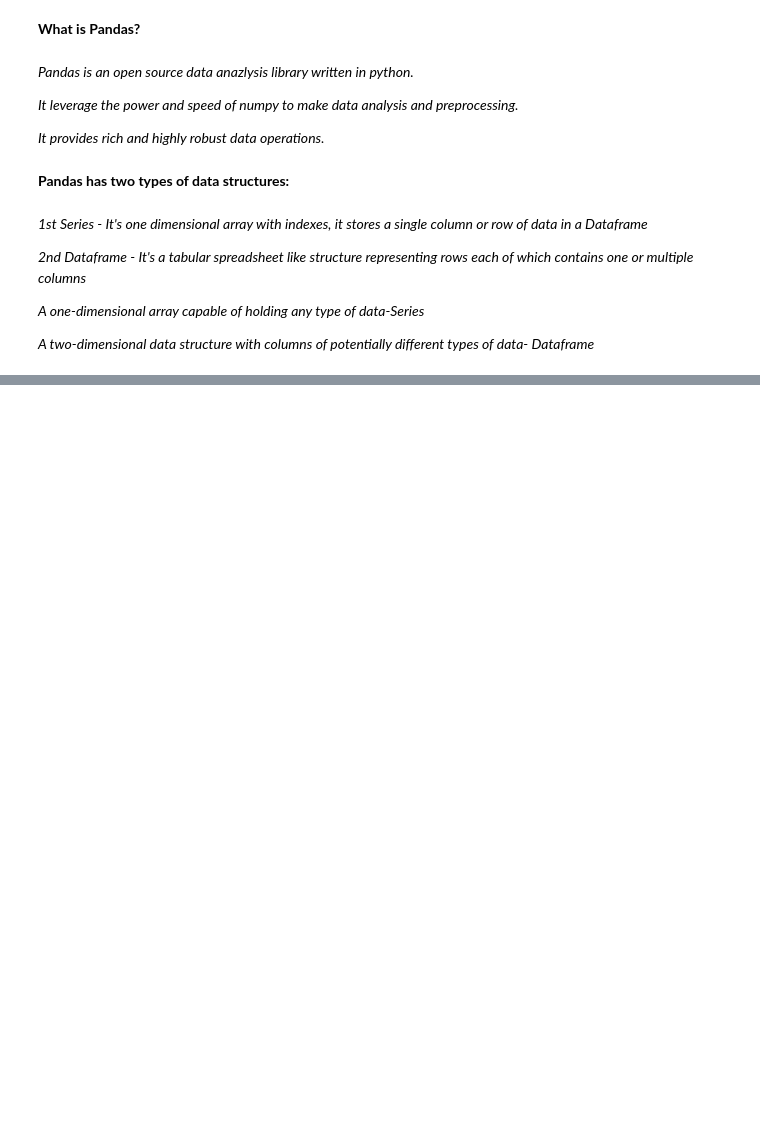
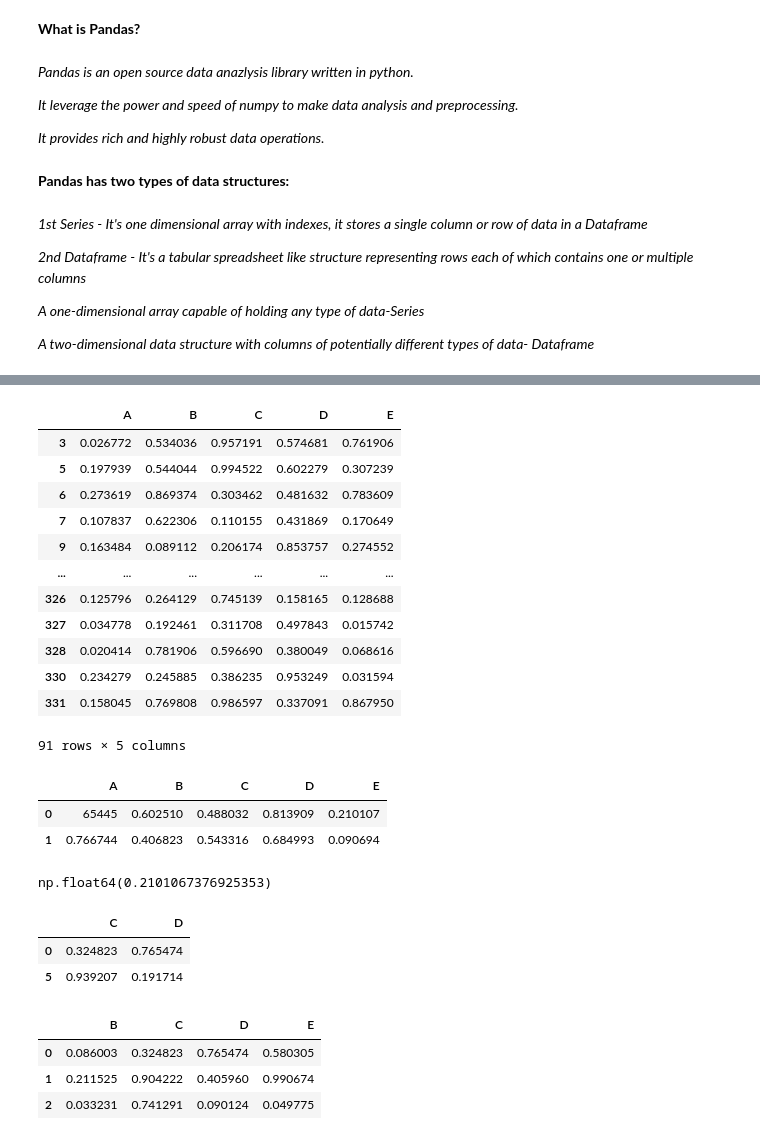
Before and after one commit to sara-javed/Pandas-tutorial, a Jupyter notebook: main.ipynb, the cells around one changed output, grey strips where cells are left out. Cells and saved outputs as stored; diff of their text form; code cells hidden in the pictures; blank space fills up the shorter version.

```diff
--- a/main.ipynb
+++ b/main.ipynb
@@ -76,0 +256,2 @@ sarah
+# %%
+newdf.loc[0,0] = 654  # loc is used to access a group of rows and columns by labels or a boolean array.
@@ -76,0 +264,2 @@ sarah
+# %%
+newdf.columns = list("ABCDE")
@@ -76,0 +272,2 @@ sarah
+# %%
+newdf.loc[0,'A'] = 65445
@@ -76,0 +283,2 @@ sarah
+# %%
+newdf = newdf.drop(0, axis=1)
@@ -76,0 +327,39 @@ sarah
+# %%
+newdf.loc[(newdf['A']<0.3) & (newdf['C']>0.1)]
+# %% [output]
+|  | A | B | C | D | E |
+| 3 | 0.026772 | 0.534036 | 0.957191 | 0.574681 | 0.761906 |
+| 5 | 0.197939 | 0.544044 | 0.994522 | 0.602279 | 0.307239 |
+| 6 | 0.273619 | 0.869374 | 0.303462 | 0.481632 | 0.783609 |
+| 7 | 0.107837 | 0.622306 | 0.110155 | 0.431869 | 0.170649 |
+| 9 | 0.163484 | 0.089112 | 0.206174 | 0.853757 | 0.274552 |
+| ... | ... | ... | ... | ... | ... |
+| 326 | 0.125796 | 0.264129 | 0.745139 | 0.158165 | 0.128688 |
+| 327 | 0.034778 | 0.192461 | 0.311708 | 0.497843 | 0.015742 |
+| 328 | 0.020414 | 0.781906 | 0.596690 | 0.380049 | 0.068616 |
+| 330 | 0.234279 | 0.245885 | 0.386235 | 0.953249 | 0.031594 |
+| 331 | 0.158045 | 0.769808 | 0.986597 | 0.337091 | 0.867950 |
+91 rows × 5 columns
+# %%
+newdf.head(2)
+# %% [output]
+|  | A | B | C | D | E |
+| 0 | 65445 | 0.602510 | 0.488032 | 0.813909 | 0.210107 |
+| 1 | 0.766744 | 0.406823 | 0.543316 | 0.684993 | 0.090694 |
+# %%
+newdf.iloc[0,4]
+# %% [output]
+np.float64(0.2101067376925353)
+# %%
+newdf.iloc[[0,5],[1,2]]
+# %% [output]
+|  | C | D |
+| 0 | 0.324823 | 0.765474 |
+| 5 | 0.939207 | 0.191714 |
+# %%
+newdf.head(3)
+# %% [output]
+|  | B | C | D | E |
+| 0 | 0.086003 | 0.324823 | 0.765474 | 0.580305 |
+| 1 | 0.211525 | 0.904222 | 0.405960 | 0.990674 |
+| 2 | 0.033231 | 0.741291 | 0.090124 | 0.049775 |
```
Also changed, not shown: parts of 48 cells of this notebook.
